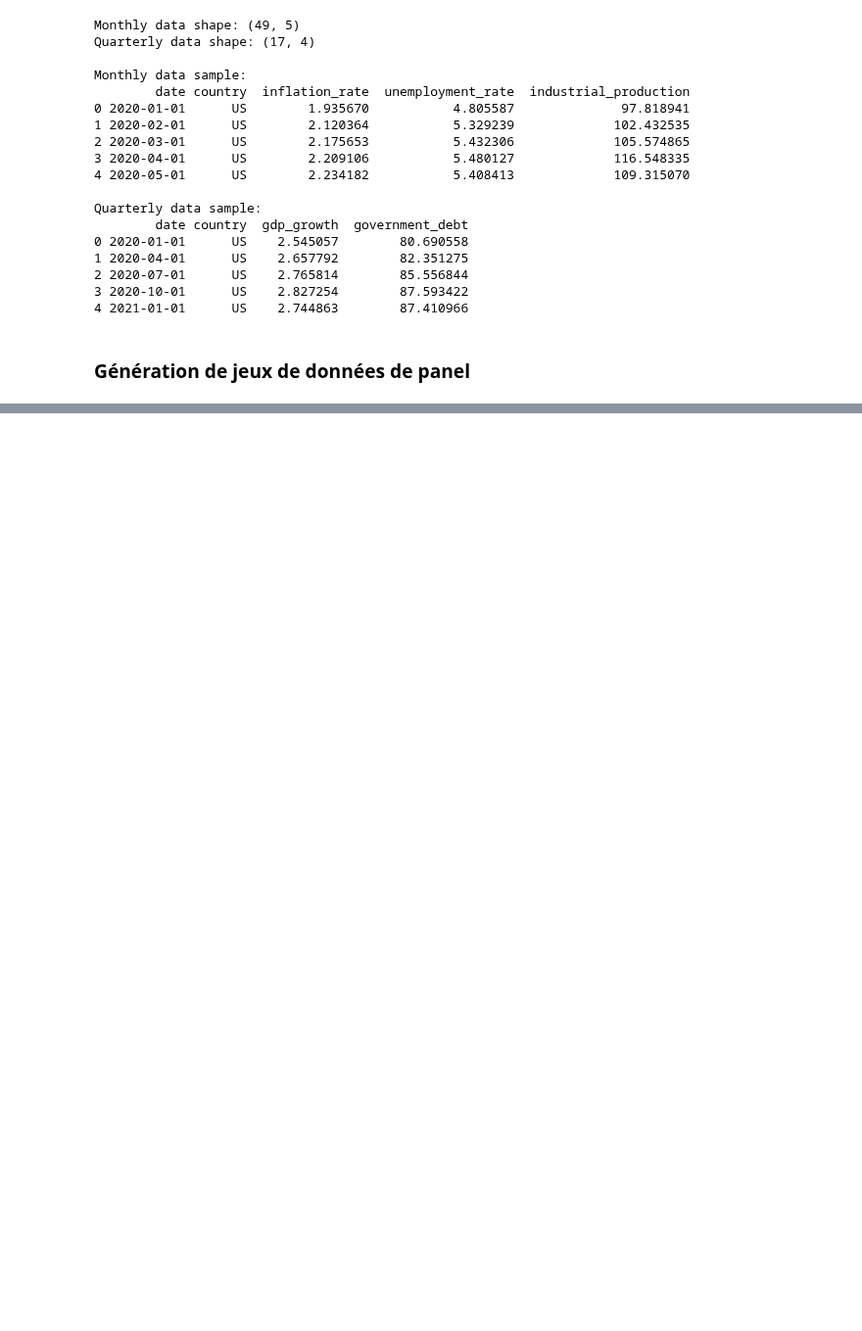
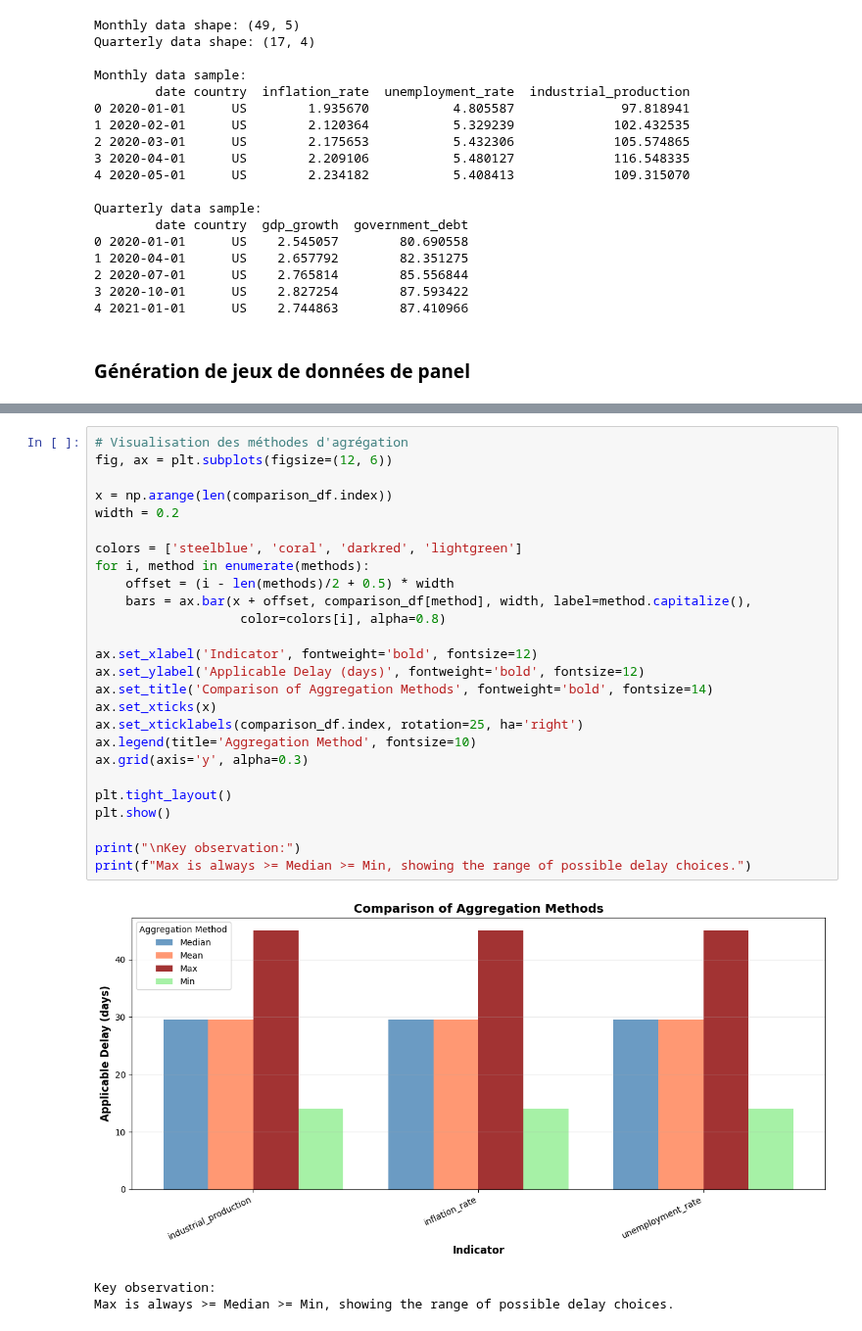
Before and after one commit to qbolliet/ts-forecast, a Jupyter notebook: notebooks/11 - QB - Delays.ipynb, the cells around one changed output, grey strips where cells are left out. Shown at 98% size. Saved outputs shown, nothing was run; the diff lists cells and outputs as text; blank space fills up the shorter version.

```diff
--- a/notebooks/11 - QB - Delays.ipynb
+++ b/notebooks/11 - QB - Delays.ipynb
@@ -107,0 +989,30 @@ New quarterly data ends: 2023-07-01 00:00:00
+# %%
+# Visualisation des méthodes d'agrégation
+fig, ax = plt.subplots(figsize=(12, 6))
+
+x = np.arange(len(comparison_df.index))
+width = 0.2
+
+colors = ['steelblue', 'coral', 'darkred', 'lightgreen']
+for i, method in enumerate(methods):
+    offset = (i - len(methods)/2 + 0.5) * width
+    bars = ax.bar(x + offset, comparison_df[method], width, label=method.capitalize(),
+                   color=colors[i], alpha=0.8)
+
+ax.set_xlabel('Indicator', fontweight='bold', fontsize=12)
+ax.set_ylabel('Applicable Delay (days)', fontweight='bold', fontsize=12)
+ax.set_title('Comparison of Aggregation Methods', fontweight='bold', fontsize=14)
+ax.set_xticks(x)
+ax.set_xticklabels(comparison_df.index, rotation=25, ha='right')
+ax.legend(title='Aggregation Method', fontsize=10)
+ax.grid(axis='y', alpha=0.3)
+
+plt.tight_layout()
+plt.show()
+
+print("\nKey observation:")
+print(f"Max is always >= Median >= Min, showing the range of possible delay choices.")
+# %% [output]
+[figure, added]
+Key observation:
+Max is always >= Median >= Min, showing the range of possible delay choices.
```
Also changed, not shown: parts of 42 cells of this notebook, 1 other file.
